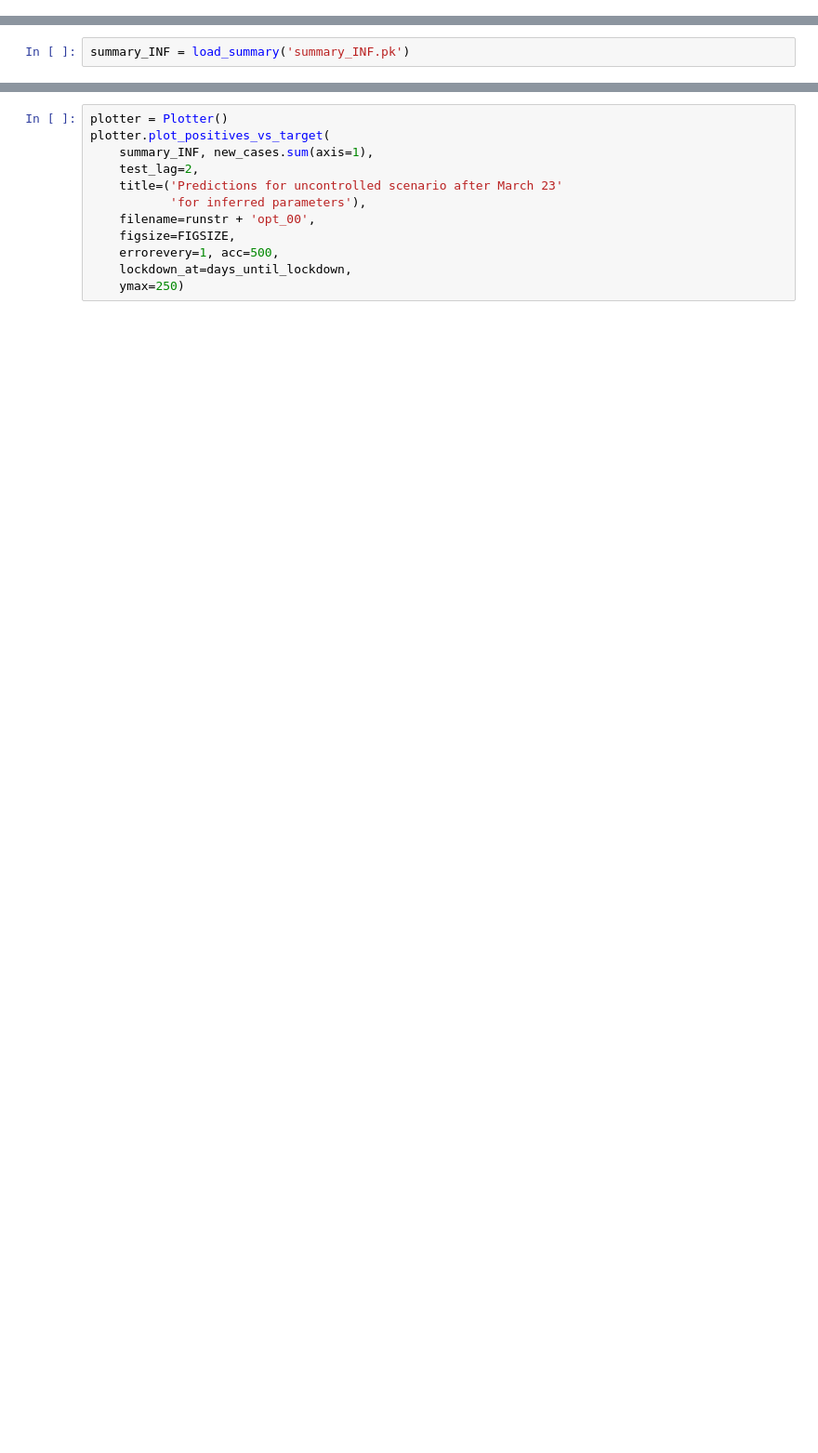
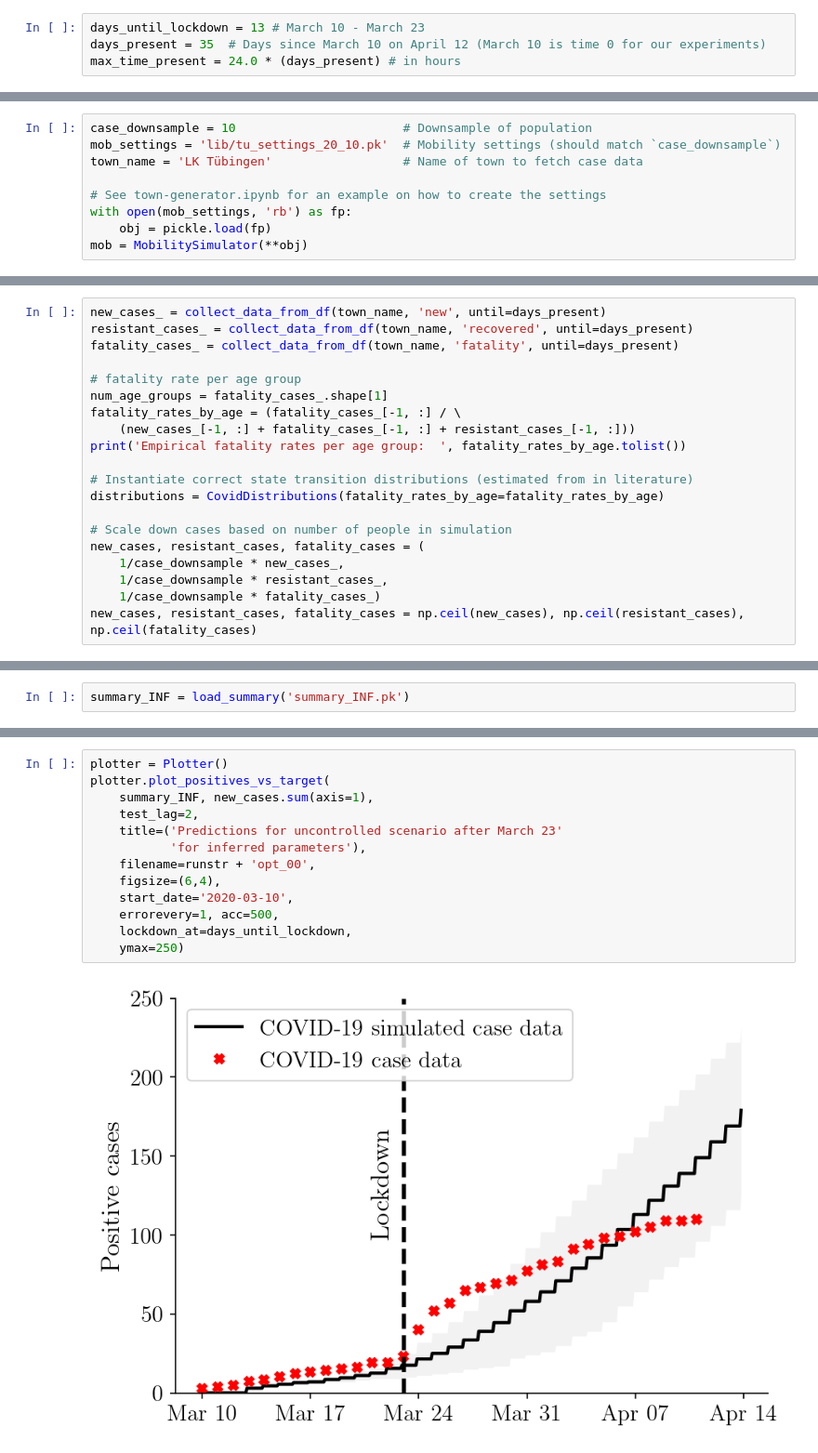
Before and after one commit to covid19-model/simulator, a Jupyter notebook: sim/experiment-1.ipynb, the cells around one changed output, grey strips where cells are left out. Shown at 93% size. Cells and saved outputs as stored; diff of their text form; blank space fills up the shorter version.

Commit message:
Documentation for experiment-1

```diff
--- a/sim/experiment-1.ipynb
+++ b/sim/experiment-1.ipynb
@@ -112,0 +49,4 @@ max_time_present = 24.0 * (days_present)
+# %%
+days_until_lockdown = 13 # March 10 - March 23
+days_present = 35  # Days since March 10 on April 12 (March 10 is time 0 for our experiments)
+max_time_present = 24.0 * (days_present) # in hours
@@ -112,0 +57,9 @@ max_time_present = 24.0 * (days_present)
+# %%
+case_downsample = 10                       # Downsample of population
+mob_settings = 'lib/tu_settings_20_10.pk'  # Mobility settings (should match `case_downsample`)
+town_name = 'LK Tübingen'                  # Name of town to fetch case data
+
+# See town-generator.ipynb for an example on how to create the settings
+with open(mob_settings, 'rb') as fp:
+    obj = pickle.load(fp)
+mob = MobilitySimulator(**obj)
@@ -112,0 +70,20 @@ max_time_present = 24.0 * (days_present)
+# %%
+new_cases_ = collect_data_from_df(town_name, 'new', until=days_present)
+resistant_cases_ = collect_data_from_df(town_name, 'recovered', until=days_present)
+fatality_cases_ = collect_data_from_df(town_name, 'fatality', until=days_present)
+
+# fatality rate per age group
+num_age_groups = fatality_cases_.shape[1]
+fatality_rates_by_age = (fatality_cases_[-1, :] / \
+    (new_cases_[-1, :] + fatality_cases_[-1, :] + resistant_cases_[-1, :]))
+print('Empirical fatality rates per age group:  ', fatality_rates_by_age.tolist())
+
+# Instantiate correct state transition distributions (estimated from in literature)
+distributions = CovidDistributions(fatality_rates_by_age=fatality_rates_by_age)
+
+# Scale down cases based on number of people in simulation
+new_cases, resistant_cases, fatality_cases = (
+    1/case_downsample * new_cases_,
+    1/case_downsample * resistant_cases_,
+    1/case_downsample * fatality_cases_)
+new_cases, resistant_cases, fatality_cases = np.ceil(new_cases), np.ceil(resistant_cases), np.ceil(fatality_cases)
@@ -186,12 +196,15 @@ summary_INF = load_summary('summary_INF.pk')
 # %%
 plotter = Plotter()
 plotter.plot_positives_vs_target(
     summary_INF, new_cases.sum(axis=1),
     test_lag=2,
     title=('Predictions for uncontrolled scenario after March 23'
            'for inferred parameters'),
     filename=runstr + 'opt_00',
-    figsize=FIGSIZE,
+    figsize=(6,4),
+    start_date='2020-03-10',
     errorevery=1, acc=500,
     lockdown_at=days_until_lockdown,
     ymax=250)
+# %% [output]
+[figure, added]
```
Also changed, not shown: parts of 57 cells of this notebook.
